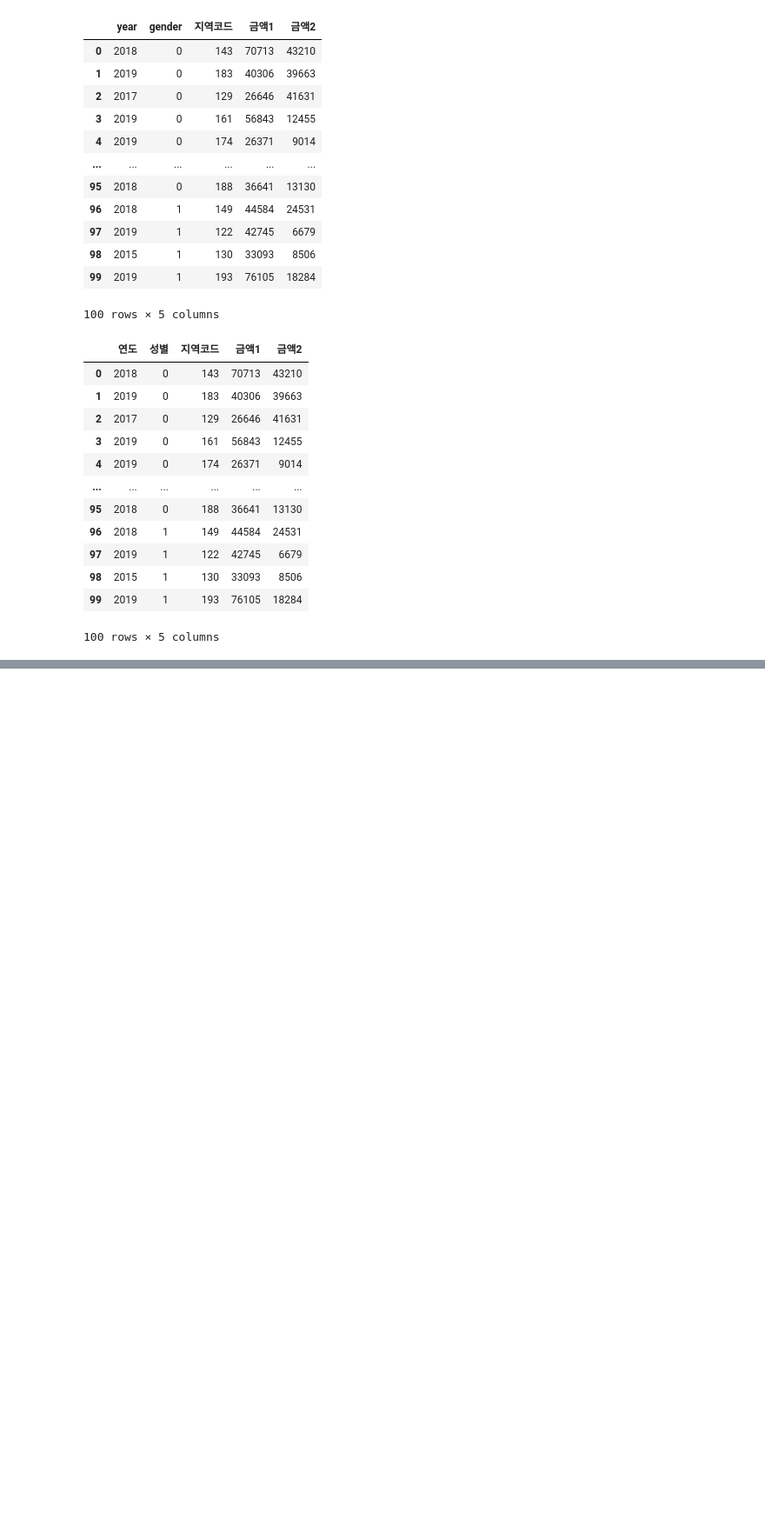
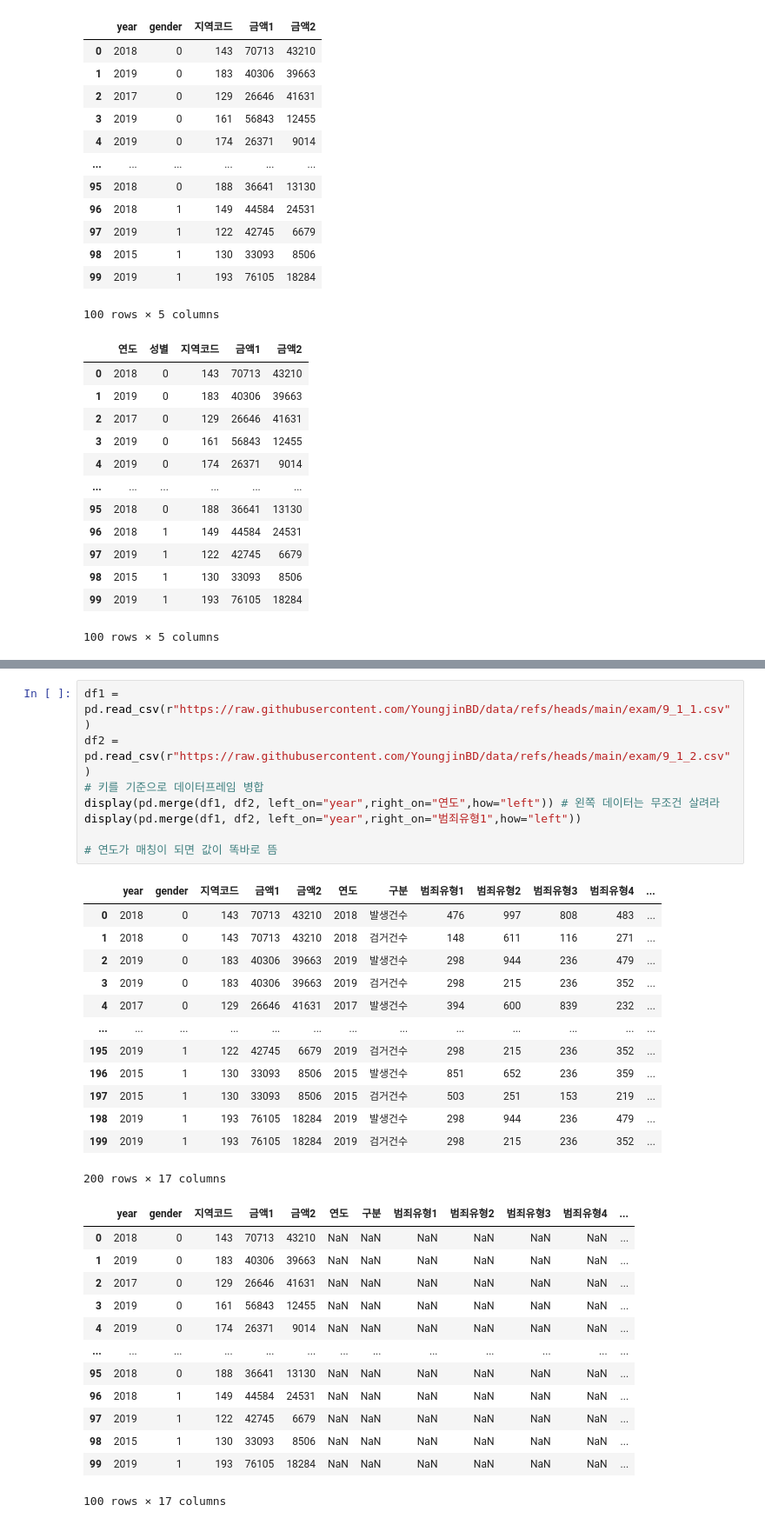
Before and after one commit to extraordinarySumiLee/BigData_Analysis_Exam, a Jupyter notebook: First Type.ipynb, the cells around one changed output, grey strips where cells are left out. Shown at 87% size. Saved outputs shown, nothing was run; the diff lists cells and outputs as text; blank space fills up the shorter version.

```diff
--- a/First Type.ipynb
+++ b/First Type.ipynb
@@ -617,0 +652,35 @@ display(df)
+# %%
+df1 = pd.read_csv(r"https://raw.githubusercontent.com/YoungjinBD/data/refs/heads/main/exam/9_1_1.csv")
+df2 = pd.read_csv(r"https://raw.githubusercontent.com/YoungjinBD/data/refs/heads/main/exam/9_1_2.csv")
+# 키를 기준으로 데이터프레임 병합
+display(pd.merge(df1, df2, left_on="year",right_on="연도",how="left")) # 왼쪽 데이터는 무조건 살려라
+display(pd.merge(df1, df2, left_on="year",right_on="범죄유형1",how="left"))
+
+# 연도가 매칭이 되면 값이 똑바로 뜸
+# %% [output]
+|  | year | gender | 지역코드 | 금액1 | 금액2 | 연도 | 구분 | 범죄유형1 | 범죄유형2 | 범죄유형3 | 범죄유형4 | ... |
+| 0 | 2018 | 0 | 143 | 70713 | 43210 | 2018 | 발생건수 | 476 | 997 | 808 | 483 | ... |
+| 1 | 2018 | 0 | 143 | 70713 | 43210 | 2018 | 검거건수 | 148 | 611 | 116 | 271 | ... |
+| 2 | 2019 | 0 | 183 | 40306 | 39663 | 2019 | 발생건수 | 298 | 944 | 236 | 479 | ... |
+| 3 | 2019 | 0 | 183 | 40306 | 39663 | 2019 | 검거건수 | 298 | 215 | 236 | 352 | ... |
+| 4 | 2017 | 0 | 129 | 26646 | 41631 | 2017 | 발생건수 | 394 | 600 | 839 | 232 | ... |
+| ... | ... | ... | ... | ... | ... | ... | ... | ... | ... | ... | ... | ... |
+| 195 | 2019 | 1 | 122 | 42745 | 6679 | 2019 | 검거건수 | 298 | 215 | 236 | 352 | ... |
+| 196 | 2015 | 1 | 130 | 33093 | 8506 | 2015 | 발생건수 | 851 | 652 | 236 | 359 | ... |
+| 197 | 2015 | 1 | 130 | 33093 | 8506 | 2015 | 검거건수 | 503 | 251 | 153 | 219 | ... |
+| 198 | 2019 | 1 | 193 | 76105 | 18284 | 2019 | 발생건수 | 298 | 944 | 236 | 479 | ... |
+| 199 | 2019 | 1 | 193 | 76105 | 18284 | 2019 | 검거건수 | 298 | 215 | 236 | 352 | ... |
+200 rows × 17 columns
+|  | year | gender | 지역코드 | 금액1 | 금액2 | 연도 | 구분 | 범죄유형1 | 범죄유형2 | 범죄유형3 | 범죄유형4 | ... |
+| 0 | 2018 | 0 | 143 | 70713 | 43210 | NaN | NaN | NaN | NaN | NaN | NaN | ... |
+| 1 | 2019 | 0 | 183 | 40306 | 39663 | NaN | NaN | NaN | NaN | NaN | NaN | ... |
+| 2 | 2017 | 0 | 129 | 26646 | 41631 | NaN | NaN | NaN | NaN | NaN | NaN | ... |
+| 3 | 2019 | 0 | 161 | 56843 | 12455 | NaN | NaN | NaN | NaN | NaN | NaN | ... |
+| 4 | 2019 | 0 | 174 | 26371 | 9014 | NaN | NaN | NaN | NaN | NaN | NaN | ... |
+| ... | ... | ... | ... | ... | ... | ... | ... | ... | ... | ... | ... | ... |
+| 95 | 2018 | 0 | 188 | 36641 | 13130 | NaN | NaN | NaN | NaN | NaN | NaN | ... |
+| 96 | 2018 | 1 | 149 | 44584 | 24531 | NaN | NaN | NaN | NaN | NaN | NaN | ... |
+| 97 | 2019 | 1 | 122 | 42745 | 6679 | NaN | NaN | NaN | NaN | NaN | NaN | ... |
+| 98 | 2015 | 1 | 130 | 33093 | 8506 | NaN | NaN | NaN | NaN | NaN | NaN | ... |
+| 99 | 2019 | 1 | 193 | 76105 | 18284 | NaN | NaN | NaN | NaN | NaN | NaN | ... |
+100 rows × 17 columns
```
Also changed, not shown: parts of 2 cells of this notebook, 7 other files.
